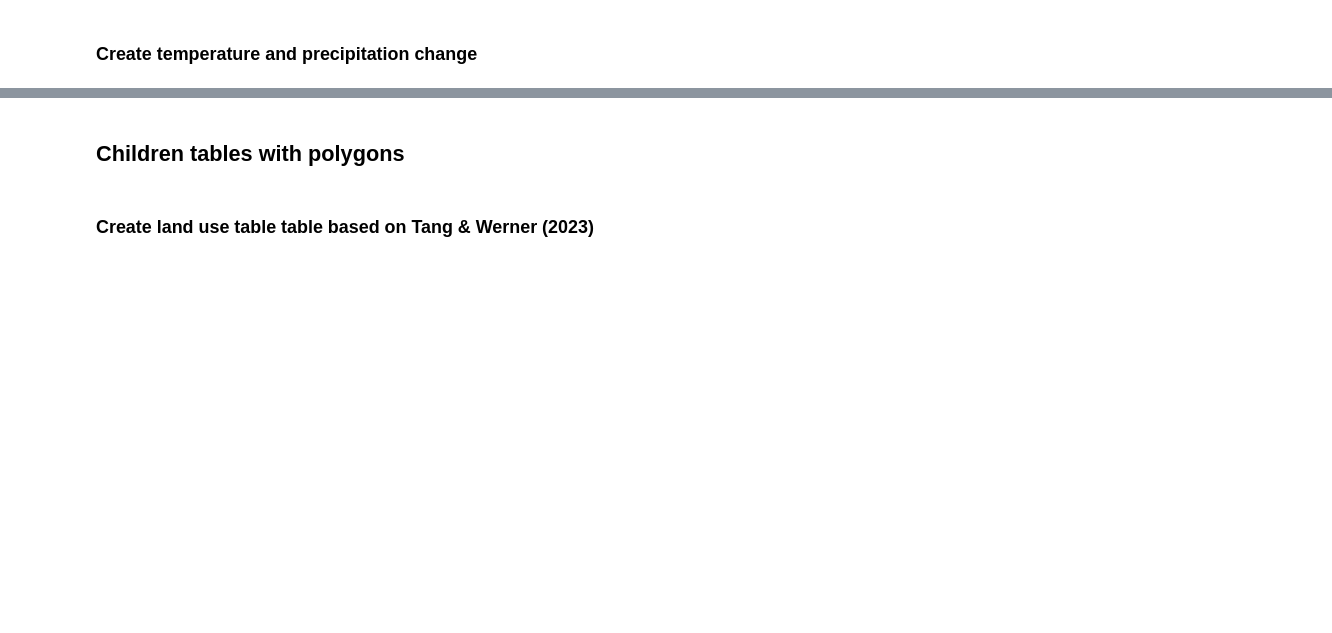
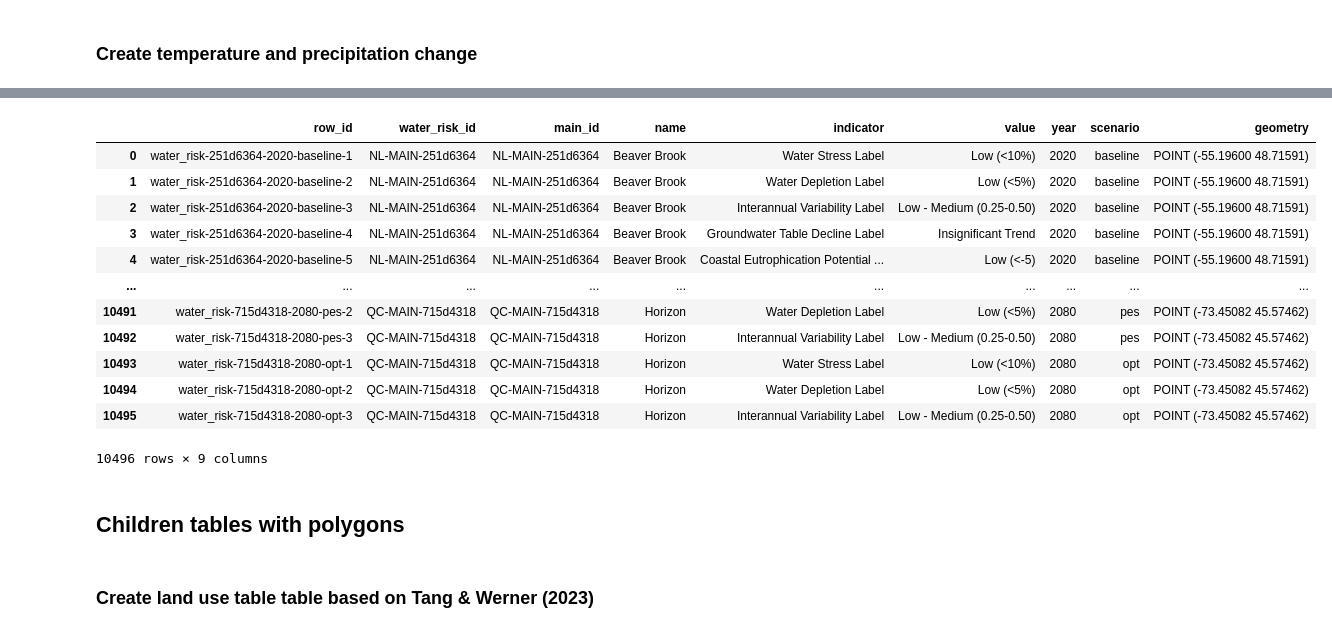
Before and after one commit to marpellan/metallican_db, a Jupyter notebook: 2. tables_creation.ipynb, the cells around one changed output, grey strips where cells are left out. Saved outputs shown, nothing was run; the diff lists cells and outputs as text; code cells hidden in the pictures; blank space fills up the shorter version.

```diff
--- a/2. tables_creation.ipynb
+++ b/2. tables_creation.ipynb
@@ -598,3 +920,19 @@ weather_gdf.to_file(r'data/Tables/GeoJSON/weather_gdf.geojson', driver="GeoJSON"
+# %%
+water_risk_gdf
+# %% [output]
+|  | row_id | water_risk_id | main_id | name | indicator | value | year | scenario | geometry |
+| 0 | water_risk-251d6364-2020-baseline-1 | NL-MAIN-251d6364 | NL-MAIN-251d6364 | Beaver Brook | Water Stress Label | Low (<10%) | 2020 | baseline | POINT (-55.19600 48.71591) |
+| 1 | water_risk-251d6364-2020-baseline-2 | NL-MAIN-251d6364 | NL-MAIN-251d6364 | Beaver Brook | Water Depletion Label | Low (<5%) | 2020 | baseline | POINT (-55.19600 48.71591) |
+| 2 | water_risk-251d6364-2020-baseline-3 | NL-MAIN-251d6364 | NL-MAIN-251d6364 | Beaver Brook | Interannual Variability Label | Low - Medium (0.25-0.50) | 2020 | baseline | POINT (-55.19600 48.71591) |
+| 3 | water_risk-251d6364-2020-baseline-4 | NL-MAIN-251d6364 | NL-MAIN-251d6364 | Beaver Brook | Groundwater Table Decline Label | Insignificant Trend | 2020 | baseline | POINT (-55.19600 48.71591) |
+| 4 | water_risk-251d6364-2020-baseline-5 | NL-MAIN-251d6364 | NL-MAIN-251d6364 | Beaver Brook | Coastal Eutrophication Potential ... | Low (<-5) | 2020 | baseline | POINT (-55.19600 48.71591) |
+| ... | ... | ... | ... | ... | ... | ... | ... | ... | ... |
+| 10491 | water_risk-715d4318-2080-pes-2 | QC-MAIN-715d4318 | QC-MAIN-715d4318 | Horizon | Water Depletion Label | Low (<5%) | 2080 | pes | POINT (-73.45082 45.57462) |
+| 10492 | water_risk-715d4318-2080-pes-3 | QC-MAIN-715d4318 | QC-MAIN-715d4318 | Horizon | Interannual Variability Label | Low - Medium (0.25-0.50) | 2080 | pes | POINT (-73.45082 45.57462) |
+| 10493 | water_risk-715d4318-2080-opt-1 | QC-MAIN-715d4318 | QC-MAIN-715d4318 | Horizon | Water Stress Label | Low (<10%) | 2080 | opt | POINT (-73.45082 45.57462) |
+| 10494 | water_risk-715d4318-2080-opt-2 | QC-MAIN-715d4318 | QC-MAIN-715d4318 | Horizon | Water Depletion Label | Low (<5%) | 2080 | opt | POINT (-73.45082 45.57462) |
+| 10495 | water_risk-715d4318-2080-opt-3 | QC-MAIN-715d4318 | QC-MAIN-715d4318 | Horizon | Interannual Variability Label | Low - Medium (0.25-0.50) | 2080 | opt | POINT (-73.45082 45.57462) |
+10496 rows × 9 columns
 # %% [markdown]
 ## Children tables with polygons
 # %% [markdown]
```
Also changed, not shown: parts of 150 cells of this notebook, 49 other files.
